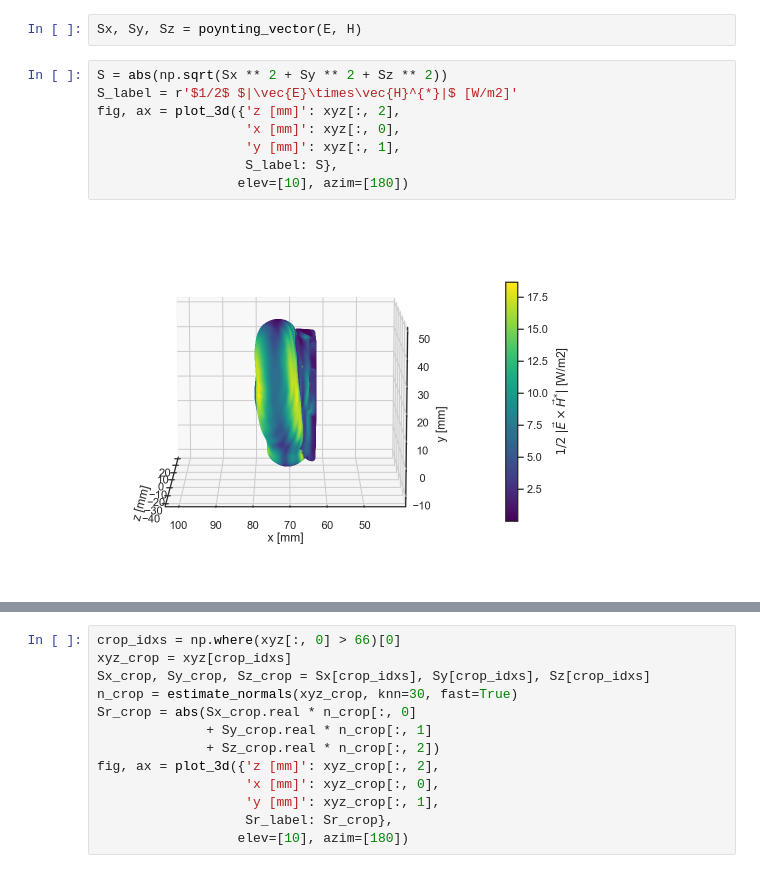
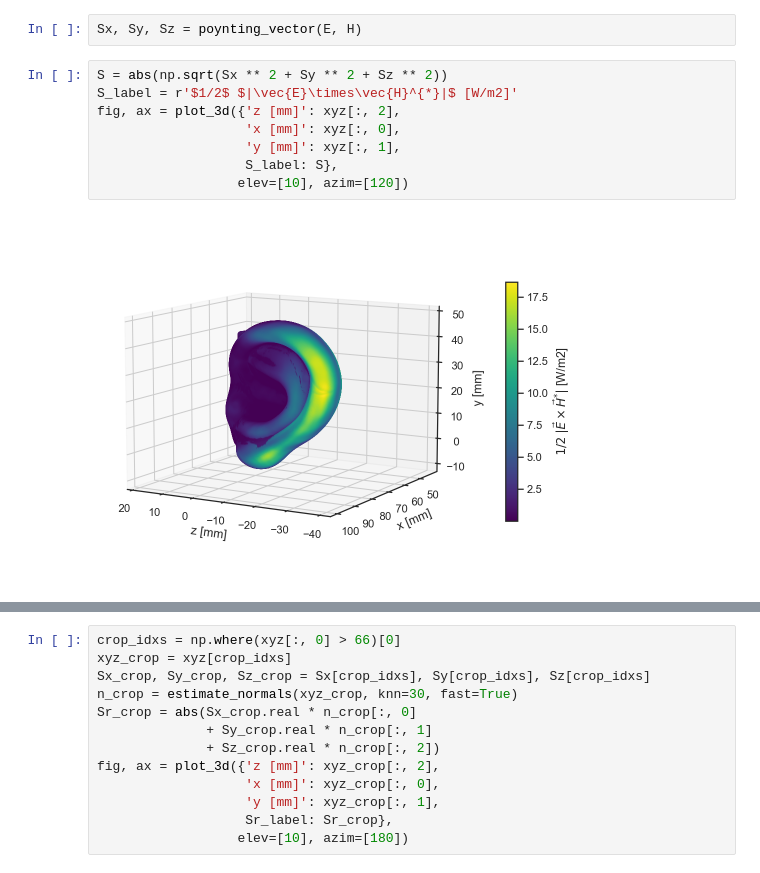
Before and after one commit to akapet00/EMF-exposure-analysis, a Jupyter notebook: notebooks/IMBioC2022_paper.ipynb, the cells around one changed output, grey strips where cells are left out. Drawn from its saved outputs; the diff is of its cells as text.

```diff
--- a/notebooks/IMBioC2022_paper.ipynb
+++ b/notebooks/IMBioC2022_paper.ipynb
@@ -190,13 +442,13 @@ Sx, Sy, Sz = poynting_vector(E, H)
 # %%
 S = abs(np.sqrt(Sx ** 2 + Sy ** 2 + Sz ** 2))
 S_label = r'$1/2$ $|\vec{E}\times\vec{H}^{*}|$ [W/m2]'
 fig, ax = plot_3d({'z [mm]': xyz[:, 2],
                    'x [mm]': xyz[:, 0],
                    'y [mm]': xyz[:, 1],
                    S_label: S},
-                  elev=[10], azim=[180])
+                  elev=[10], azim=[120])
 # %% [output]
-[figure, old version]
+[figure, new version]
 # %%
 n = estimate_normals(xyz, knn=30, fast=True)
 Sr = abs(Sx.real * n[:, 0] + Sy.real * n[:, 1] + Sz.real * n[:, 2])
```
Also changed, not shown: parts of 13 cells of this notebook.
